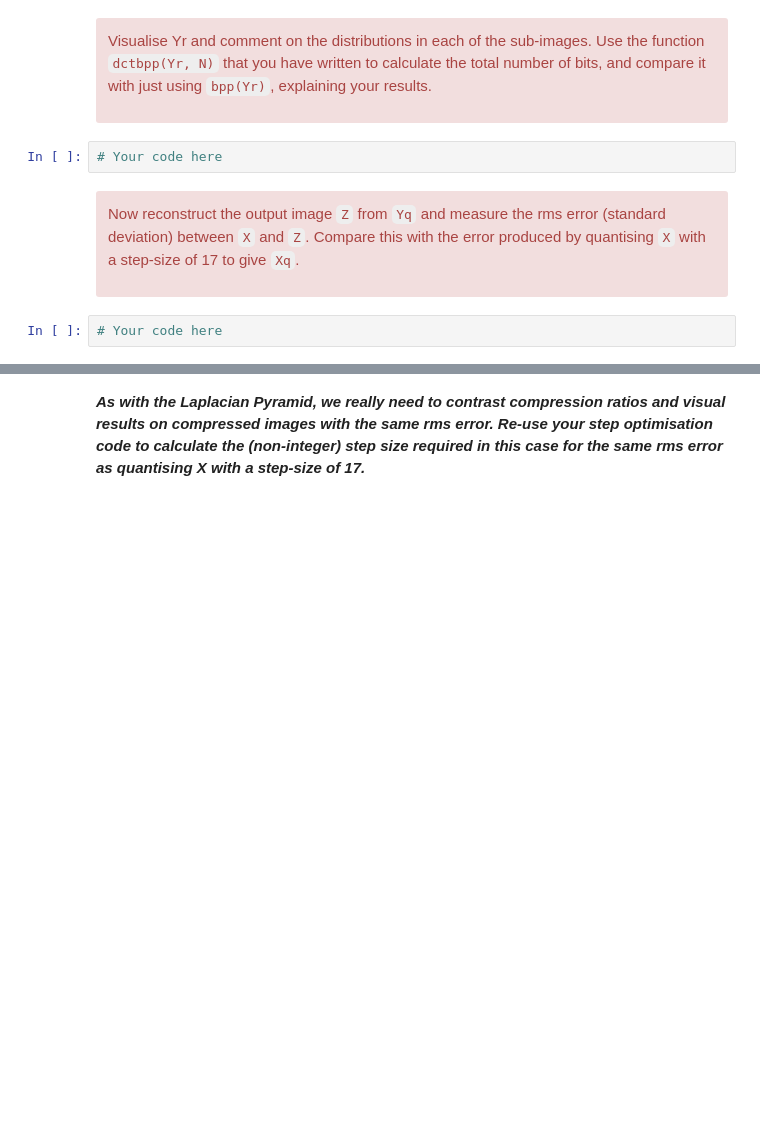
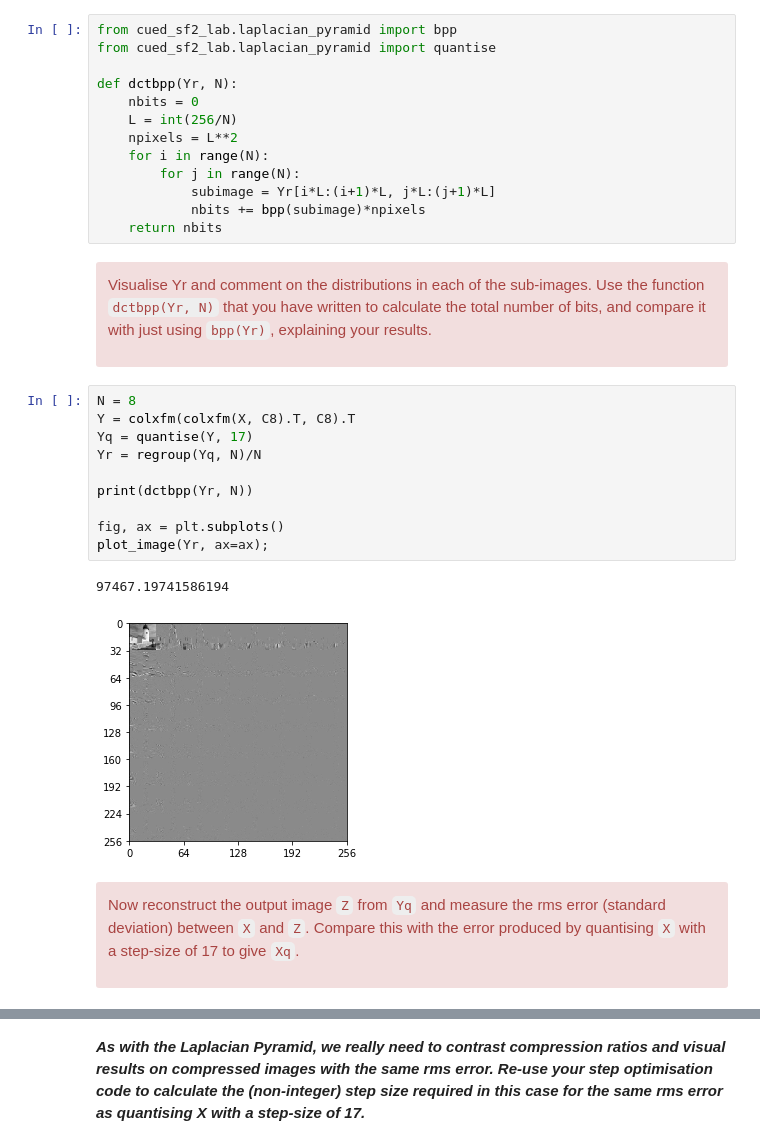
Before and after one commit to barkermrl/ImageProcessing, a Jupyter notebook: 7-the-discrete-cosine-transform.ipynb, the cells around one changed output, grey strips where cells are left out. Saved outputs shown, nothing was run; the diff lists cells and outputs as text; blank space fills up the shorter version.

```diff
--- a/7-the-discrete-cosine-transform.ipynb
+++ b/7-the-discrete-cosine-transform.ipynb
@@ -259,11 +261,35 @@ def dctbpp(Yr, N):
+# %%
+from cued_sf2_lab.laplacian_pyramid import bpp
+from cued_sf2_lab.laplacian_pyramid import quantise
+
+def dctbpp(Yr, N):
+    nbits = 0
+    L = int(256/N)
+    npixels = L**2
+    for i in range(N):
+        for j in range(N):
+            subimage = Yr[i*L:(i+1)*L, j*L:(j+1)*L]
+            nbits += bpp(subimage)*npixels
+    return nbits
 # %% [markdown]
 <div class="alert alert-block alert-danger">
 
 Visualise Yr and comment on the distributions in each of the sub-images. Use the function `dctbpp(Yr, N)` that you have written to calculate the total number of bits, and compare it with just using `bpp(Yr)`, explaining your results.
 
 </div>
-# %%
-# Your code here
+# %%
+N = 8
+Y = colxfm(colxfm(X, C8).T, C8).T
+Yq = quantise(Y, 17)
+Yr = regroup(Yq, N)/N
+
+print(dctbpp(Yr, N))
+
+fig, ax = plt.subplots()
+plot_image(Yr, ax=ax);
+# %% [output]
+97467.19741586194
+[figure, added]
 # %% [markdown]
 <div class="alert alert-block alert-danger">
 
@@ -272,5 +298,3 @@ error (standard deviation) between `X` and `Z`.  Compare this with the
 error produced by quantising `X` with a step-size of 17 to give `Xq`.
 
 </div>
-# %%
-# Your code here
```
Also changed, not shown: parts of 23 cells of this notebook.
